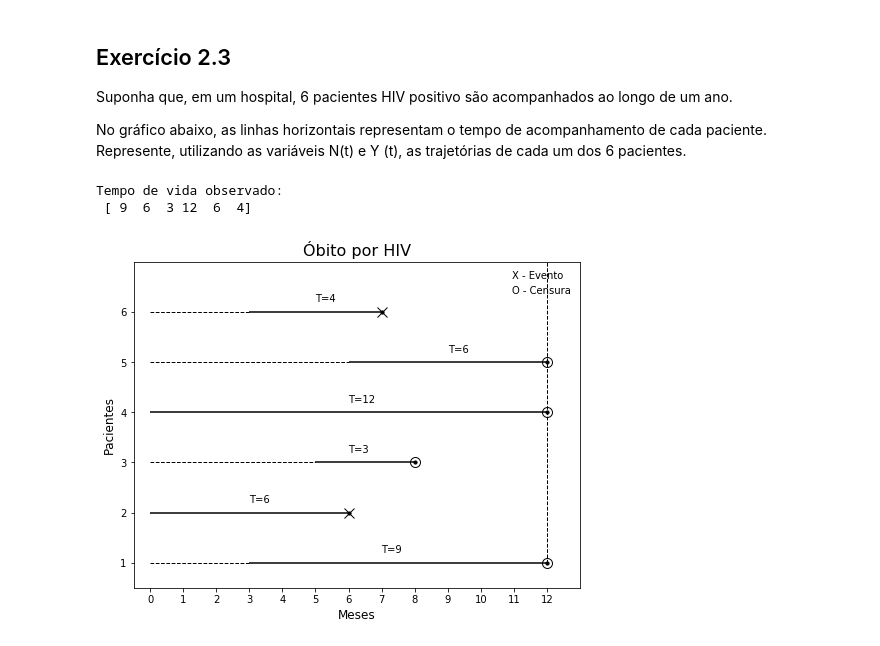
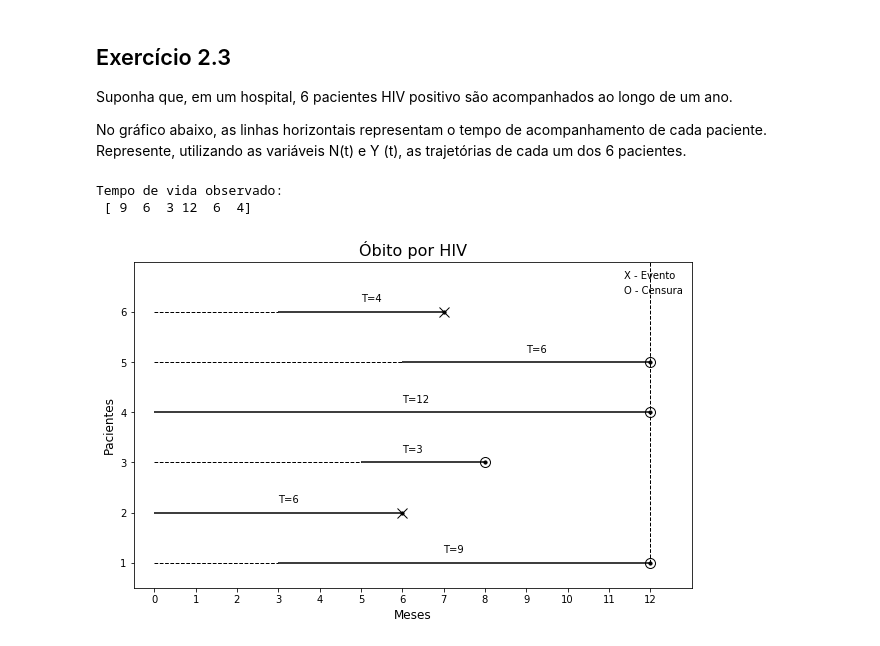
Before and after one commit to cbeluzo/dm017, a Jupyter notebook: Exercicios_Capitulo_02.ipynb, the cells around one changed output. Saved outputs shown, nothing was run; the diff lists cells and outputs as text; code cells hidden in the pictures.

```diff
--- a/Exercicios_Capitulo_02.ipynb
+++ b/Exercicios_Capitulo_02.ipynb
@@ -372,14 +390,16 @@ No  gráfico  abaixo,  as  linhas  horizontais  representam  o  tempo  de acompa
 # %%
 # Dados de sobrevivência
 entry_individual = np.array([3,0,5,0,6,3])
 actual_lifetimes = np.array([9,6,3,12,6,4])
 censured = np.array([0,1,0,0,0,1])
 current_time = max(actual_lifetimes) + 1  #This variable defines the time window
 
-# Função que gera gráfico de tempo de sobrevivência
-linha_do_tempo (entry_individual, actual_lifetimes, current_time, censured, "Meses", "Pacientes", "Óbito por HIV", 8, 6)
+# Plot survival time
+survival_time_plot(entry_individual, actual_lifetimes, current_time, censured,
+                   "Meses", "Pacientes", "Óbito por HIV",
+                   10, 6) # Plot size
 # %% [output]
 Tempo de vida observado:
  [ 9  6  3 12  6  4]
-[figure, old version]
+[figure, new version]
 # %%
```
Also changed, not shown: parts of 16 cells of this notebook.
